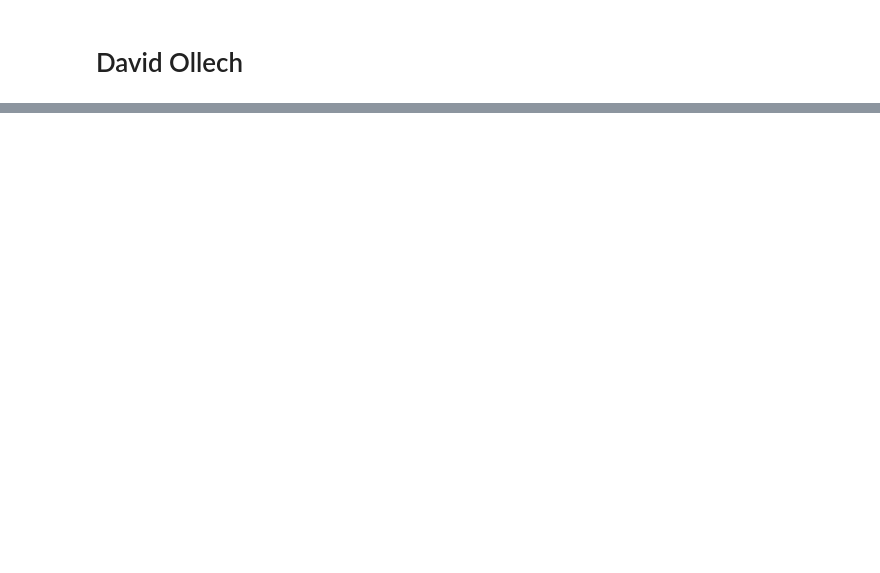
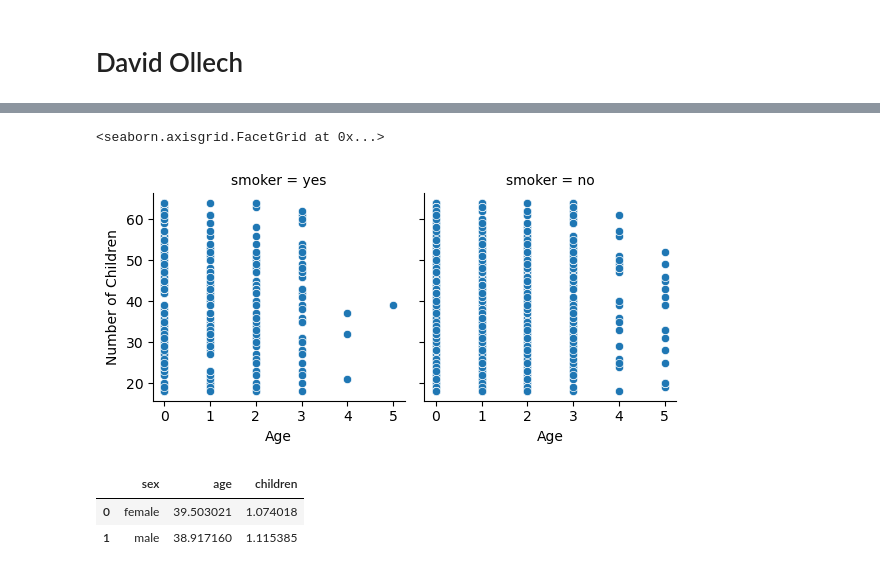
Before and after one commit to ubco-W2022T2-data301/project-group-group10, a Jupyter notebook: analysis/analysis1.ipynb, the cells around one changed output, grey strips where cells are left out. Cells and saved outputs as stored; diff of their text form; code cells hidden in the pictures; blank space fills up the shorter version.

```diff
--- a/analysis/analysis1.ipynb
+++ b/analysis/analysis1.ipynb
@@ -31,0 +189,13 @@ pd.read_csv("../data/raw/insurance.csv")
+# %%
+g = sns.FacetGrid(data=df_drop, col="smoker",col_wrap=2)
+g.map(sns.scatterplot, "children", "age").set(ylabel="Number of Children",xlabel="Age")
+# %% [output]
+<seaborn.axisgrid.FacetGrid at 0x...>
+[figure, added]
+# %%
+df_groupby=df_drop.groupby('sex').mean().reset_index()
+df_groupby
+# %% [output]
+|  | sex | age | children |
+| 0 | female | 39.503021 | 1.074018 |
+| 1 | male | 38.917160 | 1.115385 |
```
Also changed, not shown: parts of 38 cells of this notebook, 2 other files.
